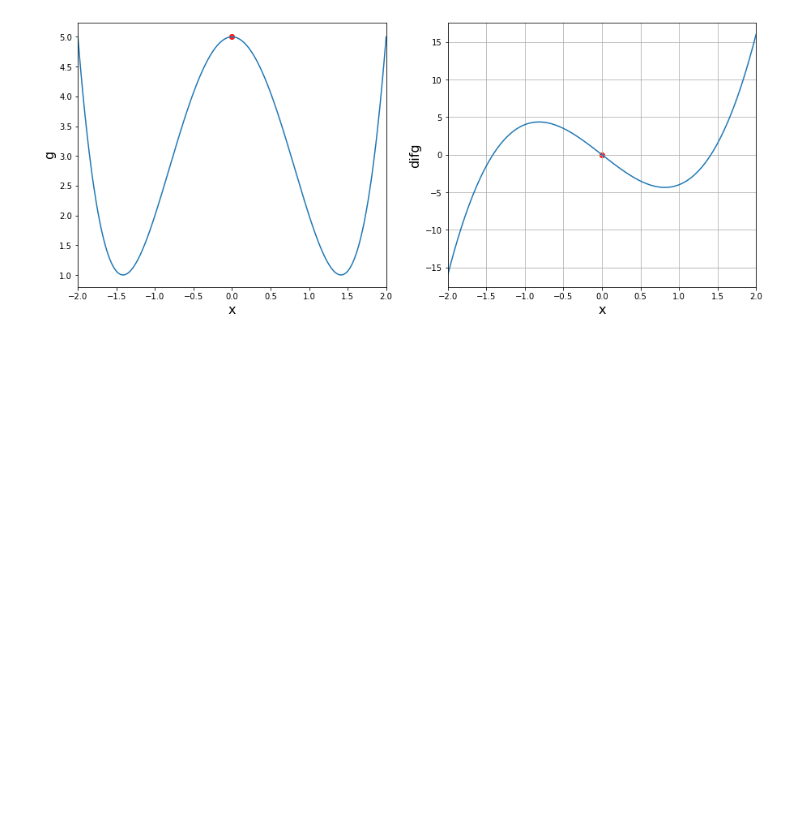
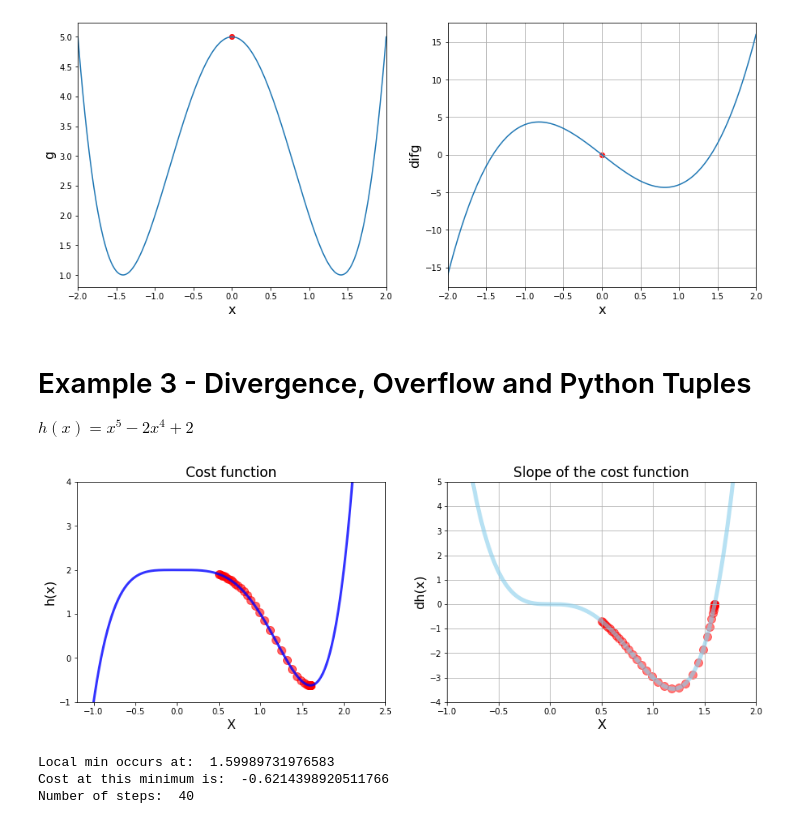
Before and after one commit to xshot9011/data-science-and-machine-leaning-learning, a Jupyter notebook: 3. Introduction to Optimisation and the Gradient Descent Algorithm/gradient descent.ipynb, the cells around one changed output. Drawn from its saved outputs; the diff is of its cells as text; code cells hidden in the pictures; blank space fills up the shorter version.

Commit message:
gradient descent algorithm

```diff
--- a/3. Introduction to Optimisation and the Gradient Descent Algorithm/gradient descent.ipynb
+++ b/3. Introduction to Optimisation and the Gradient Descent Algorithm/gradient descent.ipynb
@@ -242,19 +242,20 @@ plt.show()
 # %% [markdown]
 ## gradient descend as a python function
 # %%
-def gradient_descent(derivative_function, initail_guess, multipier, precision):
-    new_x = initail_guess
+def gradient_descent(derivative_function, initial_guess, multiplier, precision, n=100):
+    new_x = initial_guess
     x_list = [new_x]
     slope_list = [derivative_function(new_x)]
 
 
-    for i in range(500):
+    for i in range(n):
         previous_x = new_x
         gradient = derivative_function(previous_x)
-        new_x = previous_x - multipier * gradient
+        new_x = previous_x - multiplier * gradient
 
         x_list.append(new_x)
         slope_list.append(derivative_function(new_x))
+
 
         step_size = abs(new_x - previous_x)
         if step_size < precision:
@@ -327,3 +320,55 @@ len(x_list): 2
 # local, global minimum
 # local, global maximun
 # this happen in calculusss
+# %% [markdown]
+# Example 3 - Divergence, Overflow and Python Tuples
+$h(x) = x^5 - 2x^4 + 2$
+# %%
+x_3 = np.linspace(-2.5, 2.5, 1000)
+
+def h(x):
+    return x**5 - 2*x**4 + 2
+
+def difh(x):
+    return 5*x**4 - 8*x**3
+# %%
+local_min, x_list, slope_list = gradient_descent(difh, 0.5, 0.02, 0.0001, n=1000)
+
+plt.figure(figsize=[15, 5])
+
+# 1 Chart: Cost function
+plt.subplot(1, 2, 1)
+
+plt.xlim(-1.2, 2.5)
+plt.ylim(-1, 4)
+
+plt.title('Cost function', fontsize=17)
+plt.xlabel('X', fontsize=16)
+plt.ylabel('h(x)', fontsize=16)
+
+plt.plot(x_3, h(x_3), color='blue', linewidth=3, alpha=0.8)
+plt.scatter(x_list, h(np.array(x_list)), color='red', s=100, alpha=0.6)
+
+# 2 Chart: Derivative
+plt.subplot(1, 2, 2)
+
+plt.title('Slope of the cost function', fontsize=17)
+plt.xlabel('X', fontsize=16)
+plt.ylabel('dh(x)', fontsize=16)
+plt.grid()
+plt.xlim(-1, 2)
+plt.ylim(-4, 5)
+
+plt.plot(x_3, difh(x_3), color='skyblue', linewidth=5, alpha=0.6)
+plt.scatter(x_list, slope_list, color='red', s=100, alpha=0.5)
+
+plt.show()
+
+print('Local min occurs at: ', local_min)
+print('Cost at this minimum is: ', h(local_min))
+print('Number of steps: ', len(x_list))
+# %% [output]
+[figure, added]
+Local min occurs at:  1.59989731976583
+Cost at this minimum is:  -0.6214398920511766
+Number of steps:  40
```
Also changed, not shown: parts of 12 cells of this notebook, 2 other files.
